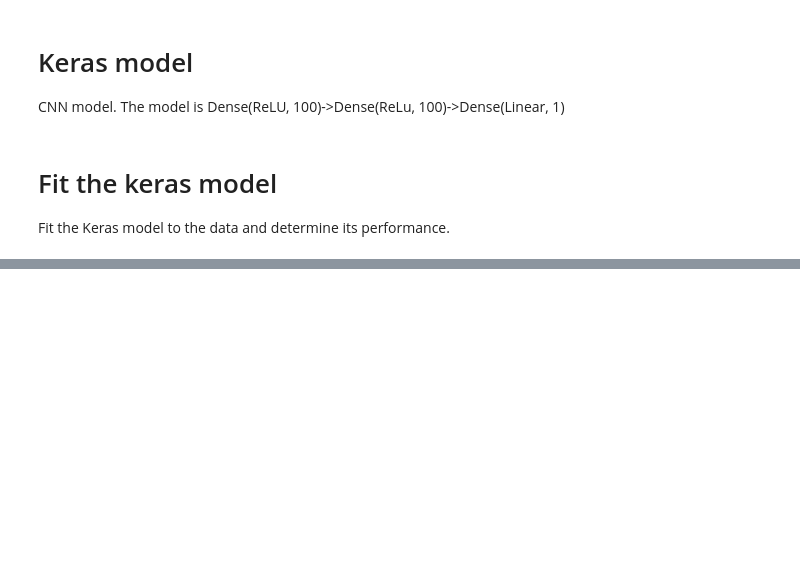
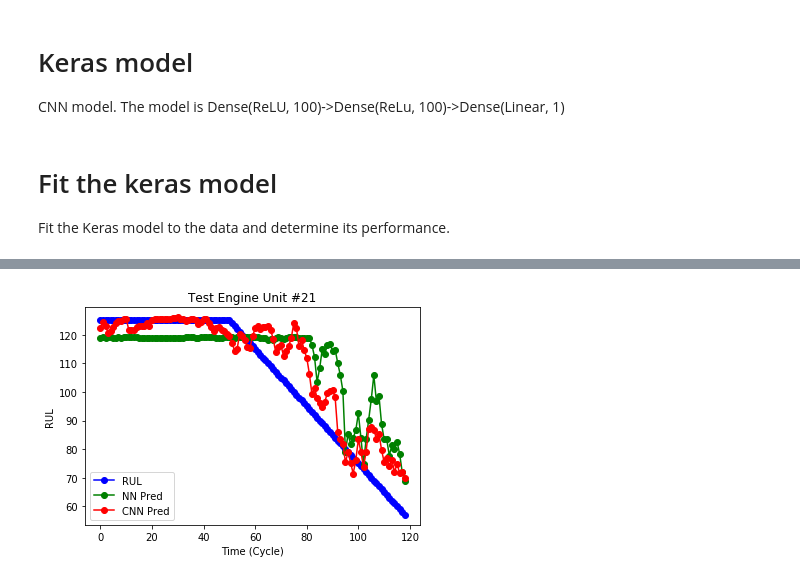
Before and after one commit to dlaredo/NASA_RUL_-CMAPS-, a Jupyter notebook: code/CMAPS Test.ipynb, the cells around one changed output, grey strips where cells are left out. Saved outputs shown, nothing was run; the diff lists cells and outputs as text; code cells hidden in the pictures; blank space fills up the shorter version.

```diff
--- a/code/CMAPS Test.ipynb
+++ b/code/CMAPS Test.ipynb
@@ -39,5 +39,3 @@ global constRUL
 constRUL = 125
 time_window = 30
 rul_vector = None
-
-CMAPSAuxFunctions.set_const_RUL(constRUL)
@@ -222,20 +268,3 @@ TW = 30
 Dataset = '1'
 # %% [markdown]
 # Reshape data to fit a convNet
-# %%
-samples = np.reshape(X_train, newshape=(X_train.shape[0], int(X_train.shape[1]/nFeatures), nFeatures))
-samplet = np.reshape(X_test, newshape=(X_test.shape[0], int(X_test.shape[1]/nFeatures), nFeatures))
-targets = y_train
-labelt = y_test
-print("Training data")
-print(samples.shape)
-print(targets.shape)
-print("Testing data")
-print(samplet.shape)
-print(labelt.shape)
-print("Training data")
-print(samples[-5:,:])
-print(targets[-5:])
-print("Testing data")
-print(samplet[-5:,:])
-print(labelt[-5:])
@@ -379,3 +362,35 @@ def plotRUL(cycles, rulArray, nnPred, cnnPred, engineUnit):
     plt.ylabel("RUL")
     plt.title("Test Engine Unit #{}".format(engineUnit))
     plt.show()
+# %%
+engineUnit = 21
+
+X_test2, _ , _ = CMAPSAuxFunctions.retrieve_and_reshape_data(data_file_test, selected_features, time_window,
+                                                             'train', scaler=min_max_scaler, fit_transform=False, unit_number=engineUnit)
+#X_test2, _ = CMAPSAuxFunctions.retrieve_and_reshape_data(data_file_test, selected_features, time_window, 'train', unit_Number=engineUnit)
+#X_test2 = min_max_scaler.fit_transform(X_test2)
+
+samplet2 = np.reshape(X_test2, newshape=(X_test2.shape[0], int(X_test2.shape[1]/nFeatures), nFeatures))
+
+nnPred = modelRUL.predict(X_test2)
+cnnPred = DCNN.predict(samplet2)
+
+maxCycle = X_test2.shape[0]
+faultCycle = y_test[engineUnit-1]
+cycles = np.arange(maxCycle)
+rulArray = np.arange(faultCycle, maxCycle+faultCycle)
+rulArray[rulArray > constRUL] = constRUL
+rulArray = np.flipud(rulArray)
+
+#print(cycles)
+#print(rulArray)
+
+'''print("Testing data")
+print(X_test2.shape)
+print(X_test2[-5:,:])
+print(nnPred)
+print(cnnPred)'''
+
+plotRUL(cycles, rulArray, nnPred, cnnPred, engineUnit)
+# %% [output]
+[figure, added]
```
Also changed, not shown: parts of 10 cells of this notebook.
